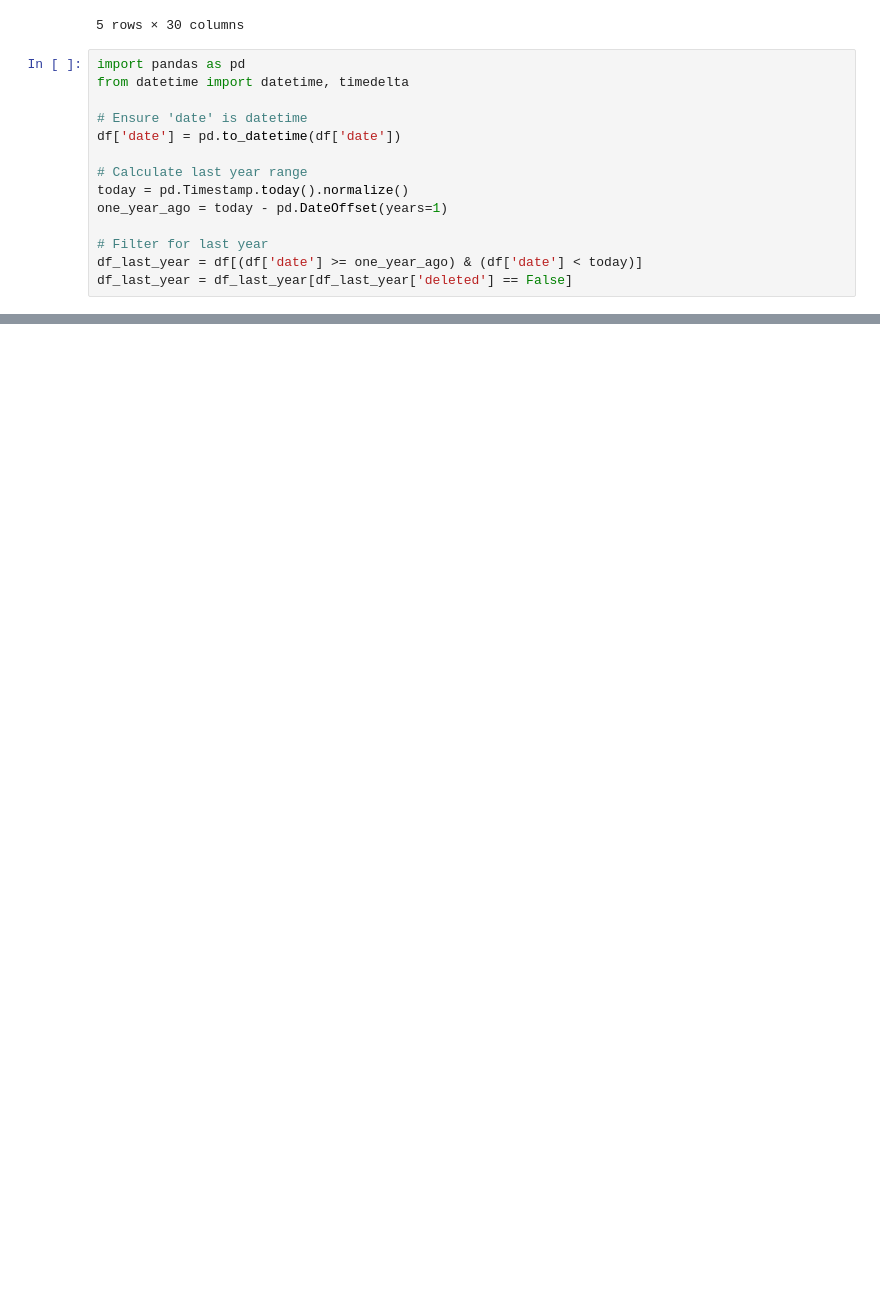
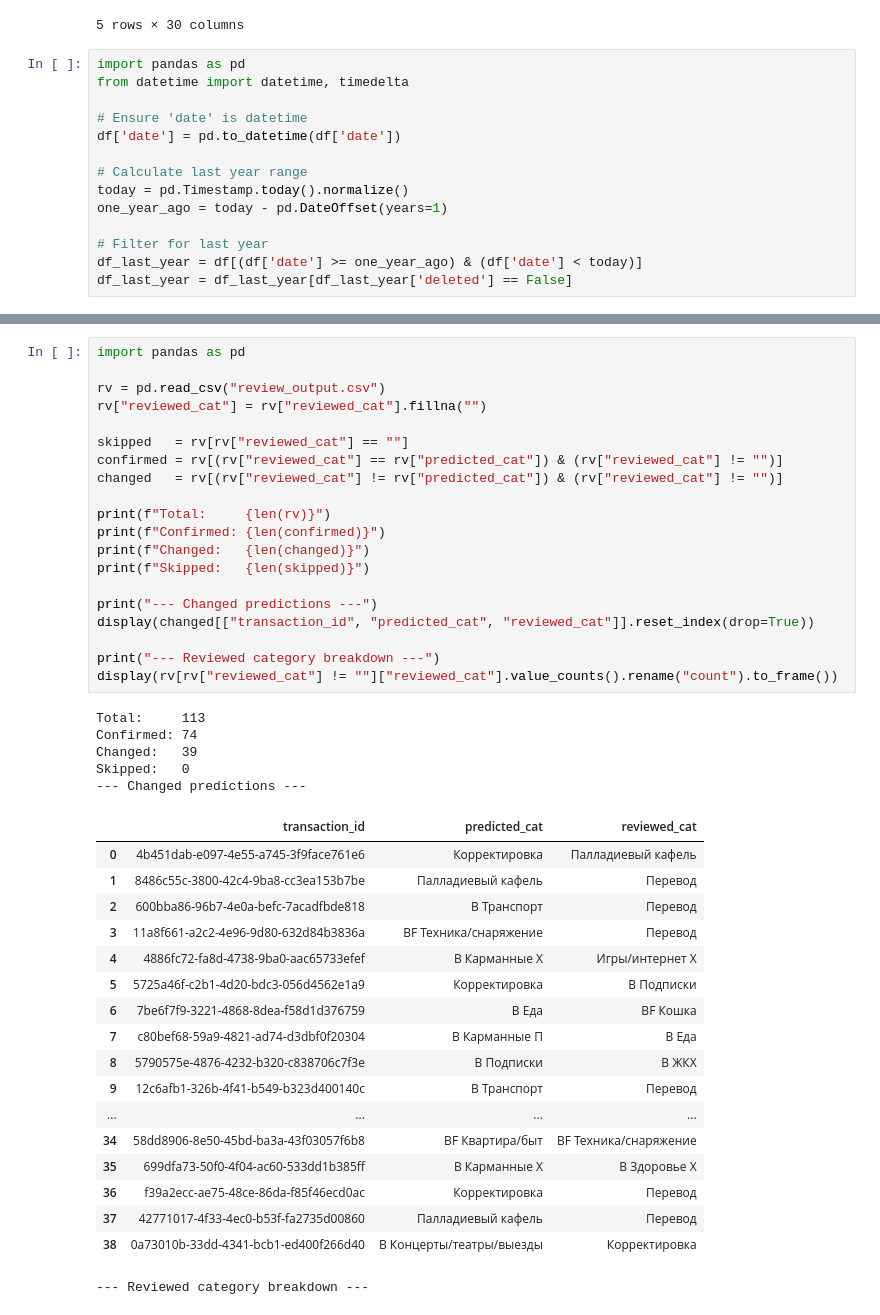
Before and after one commit to goblinqueen/zenpal, a Jupyter notebook: run.ipynb, the cells around one changed output, grey strips where cells are left out. Drawn from its saved outputs; the diff is of its cells as text; blank space fills up the shorter version.

```diff
--- a/run.ipynb
+++ b/run.ipynb
@@ -260,0 +391,44 @@ array(['67a6432d-82b9-4033-8a95-4c9b3a89afe5',
+# %%
+import pandas as pd
+
+rv = pd.read_csv("review_output.csv")
+rv["reviewed_cat"] = rv["reviewed_cat"].fillna("")
+
+skipped   = rv[rv["reviewed_cat"] == ""]
+confirmed = rv[(rv["reviewed_cat"] == rv["predicted_cat"]) & (rv["reviewed_cat"] != "")]
+changed   = rv[(rv["reviewed_cat"] != rv["predicted_cat"]) & (rv["reviewed_cat"] != "")]
+
+print(f"Total:     {len(rv)}")
+print(f"Confirmed: {len(confirmed)}")
+print(f"Changed:   {len(changed)}")
+print(f"Skipped:   {len(skipped)}")
+
+print("--- Changed predictions ---")
+display(changed[["transaction_id", "predicted_cat", "reviewed_cat"]].reset_index(drop=True))
+
+print("--- Reviewed category breakdown ---")
+display(rv[rv["reviewed_cat"] != ""]["reviewed_cat"].value_counts().rename("count").to_frame())
+# %% [output]
+Total:     113
+Confirmed: 74
+Changed:   39
+Skipped:   0
+--- Changed predictions ---
+|  | transaction_id | predicted_cat | reviewed_cat |
+| 0 | 4b451dab-e097-4e55-a745-3f9face761e6 | Корректировка | Палладиевый кафель |
+| 1 | 8486c55c-3800-42c4-9ba8-cc3ea153b7be | Палладиевый кафель | Перевод |
+| 2 | 600bba86-96b7-4e0a-befc-7acadfbde818 | B Транспорт | Перевод |
+| 3 | 11a8f661-a2c2-4e96-9d80-632d84b3836a | BF Техника/снаряжение | Перевод |
+| 4 | 4886fc72-fa8d-4738-9ba0-aac65733efef | B Карманные Х | Игры/интернет Х |
+| 5 | 5725a46f-c2b1-4d20-bdc3-056d4562e1a9 | Корректировка | B Подписки |
+| 6 | 7be6f7f9-3221-4868-8dea-f58d1d376759 | B Еда | BF Кошка |
+| 7 | c80bef68-59a9-4821-ad74-d3dbf0f20304 | B Карманные П | B Еда |
+| 8 | 5790575e-4876-4232-b320-c838706c7f3e | B Подписки | B ЖКХ |
+| 9 | 12c6afb1-326b-4f41-b549-b323d400140c | B Транспорт | Перевод |
+| ... | ... | ... | ... |
+| 34 | 58dd8906-8e50-45bd-ba3a-43f03057f6b8 | BF Квартира/быт | BF Техника/снаряжение |
+| 35 | 699dfa73-50f0-4f04-ac60-533dd1b385ff | B Карманные Х | B Здоровье Х |
+| 36 | f39a2ecc-ae75-48ce-86da-f85f46ecd0ac | Корректировка | Перевод |
+| 37 | 42771017-4f33-4ec0-b53f-fa2735d00860 | Палладиевый кафель | Перевод |
+| 38 | 0a73010b-33dd-4341-bcb1-ed400f266d40 | B Концерты/театры/выезды | Корректировка |
+--- Reviewed category breakdown ---
```
Also changed, not shown: parts of 7 cells of this notebook.
